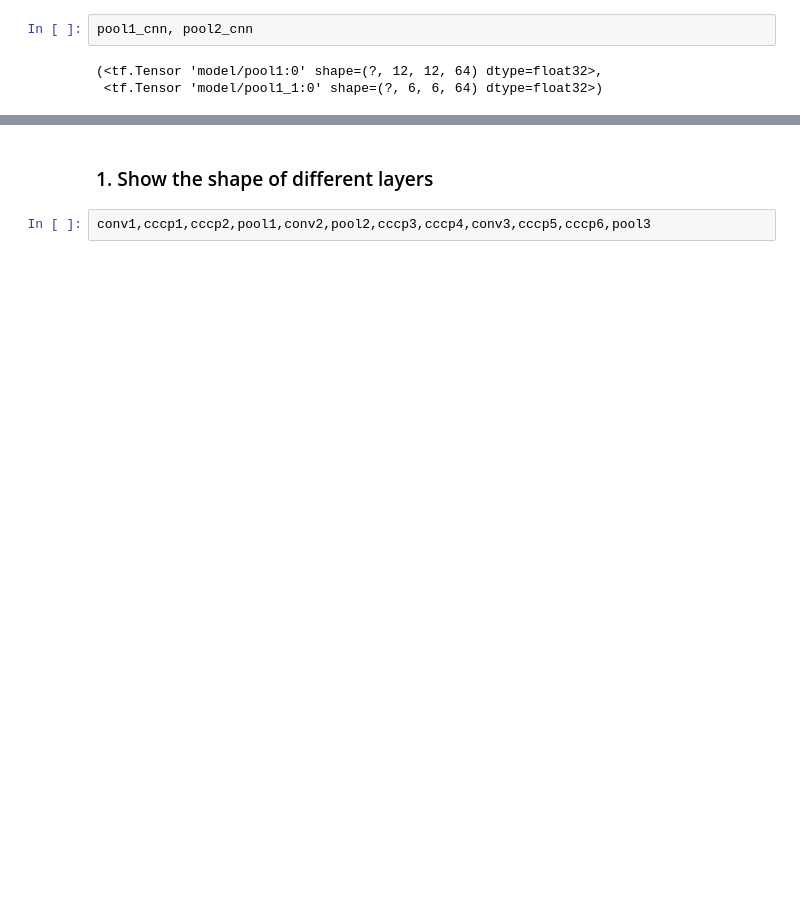
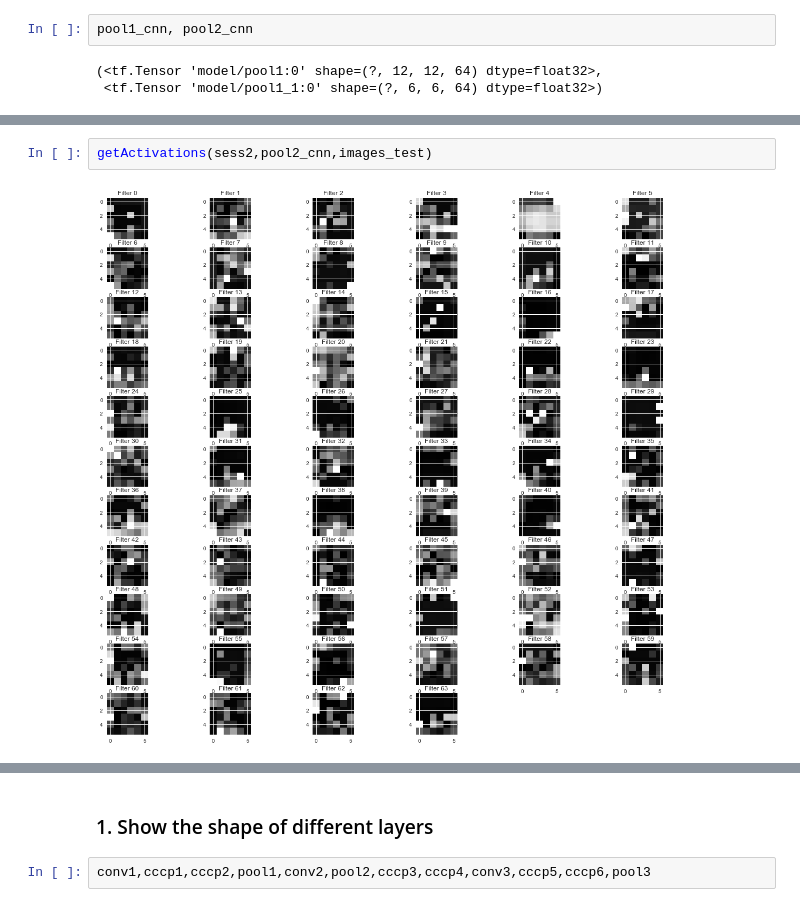
Before and after one commit to maggieshen/cifar10, a Jupyter notebook: part2/Pipline.ipynb, the cells around one changed output, grey strips where cells are left out. Drawn from its saved outputs; the diff is of its cells as text; blank space fills up the shorter version.

```diff
--- a/part2/Pipline.ipynb
+++ b/part2/Pipline.ipynb
@@ -979,3 +1076,7 @@ getActivations(sess2,pool1_cnn,images_test)
+# %%
+getActivations(sess2,pool2_cnn,images_test)
+# %% [output]
+[figure, added]
 # %%
 Test_Anlaysis(sess2,images_test, labels_test, cls_test)
 # %% [output]
```
Also changed, not shown: parts of 26 cells of this notebook.
